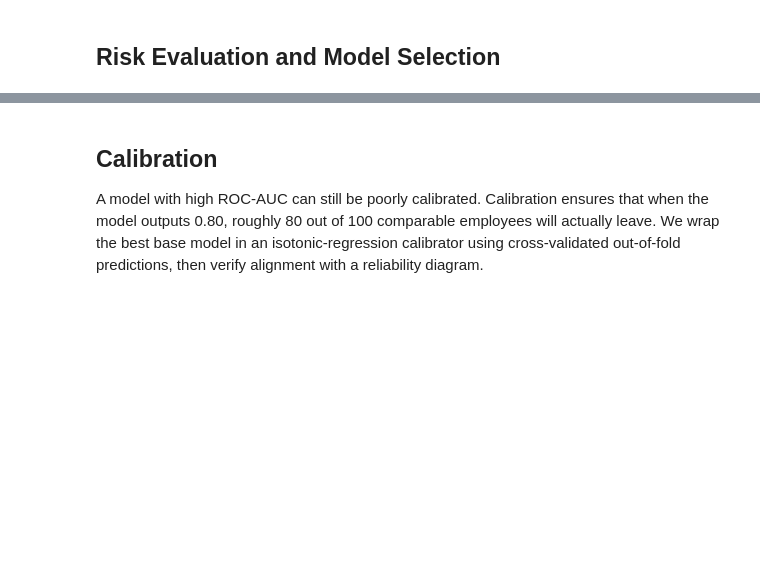
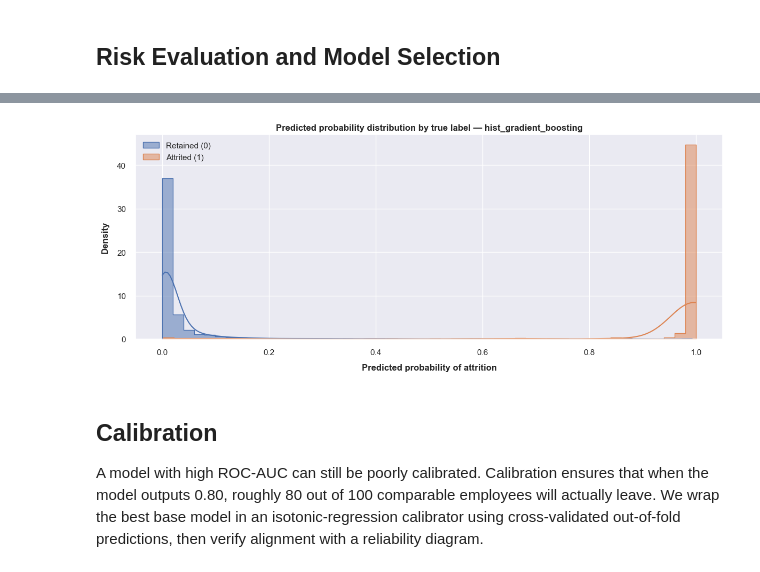
Before and after one commit to richim96/hr-hub, a Jupyter notebook: notebooks/employee_attrition/attrition_modeling.ipynb, the cells around one changed output, grey strips where cells are left out. Saved outputs shown, nothing was run; the diff lists cells and outputs as text; code cells hidden in the pictures; blank space fills up the shorter version.

```diff
--- a/notebooks/employee_attrition/attrition_modeling.ipynb
+++ b/notebooks/employee_attrition/attrition_modeling.ipynb
@@ -380,6 +380,29 @@ best_model_name = test_results.loc[1, "model"]
 best_model = fitted_models[best_model_name]
 
 best_score = best_model.predict_proba(X_test)[:, 1]
+# %%
+fig, ax = plt.subplots(figsize=(12, 5))
+
+for label, name in [(0, "Retained (0)"), (1, "Attrited (1)")]:
+    sns.histplot(
+        best_score[y_test == label],
+        bins=50,
+        kde=True,
+        stat="density",
+        alpha=0.5,
+        element="step",
+        label=name,
+        ax=ax,
+    )
+
+ax.set_xlabel("Predicted probability of attrition", fontweight="bold", labelpad=10)
+ax.set_ylabel("Density", fontweight="bold", labelpad=10)
+ax.set_title(f"Predicted probability distribution by true label — {best_model_name}", fontweight="bold")
+ax.legend()
+plt.tight_layout()
+plt.show()
+# %% [output]
+[figure, added]
 # %% [markdown]
 ## Calibration
 
```
Also changed, not shown: parts of 1 cell of this notebook, 28 other files.
